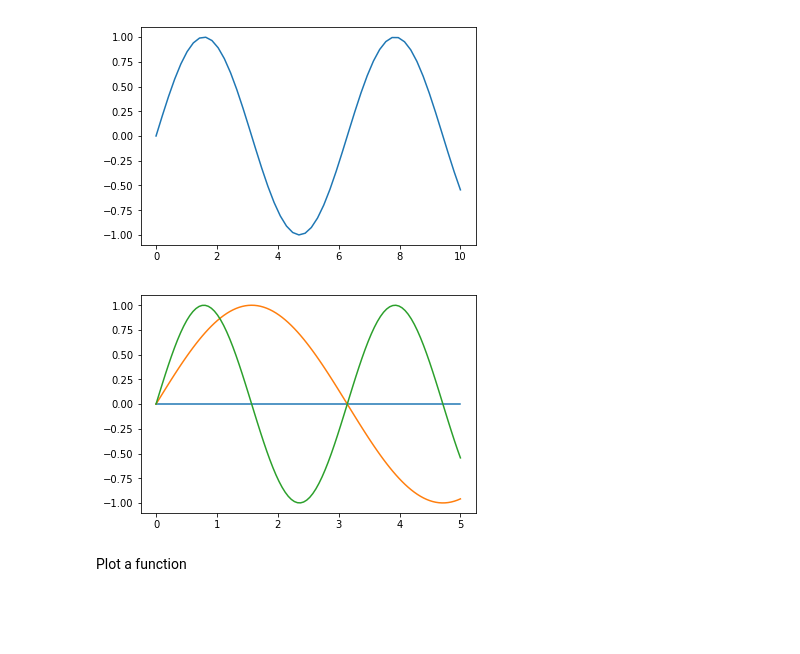
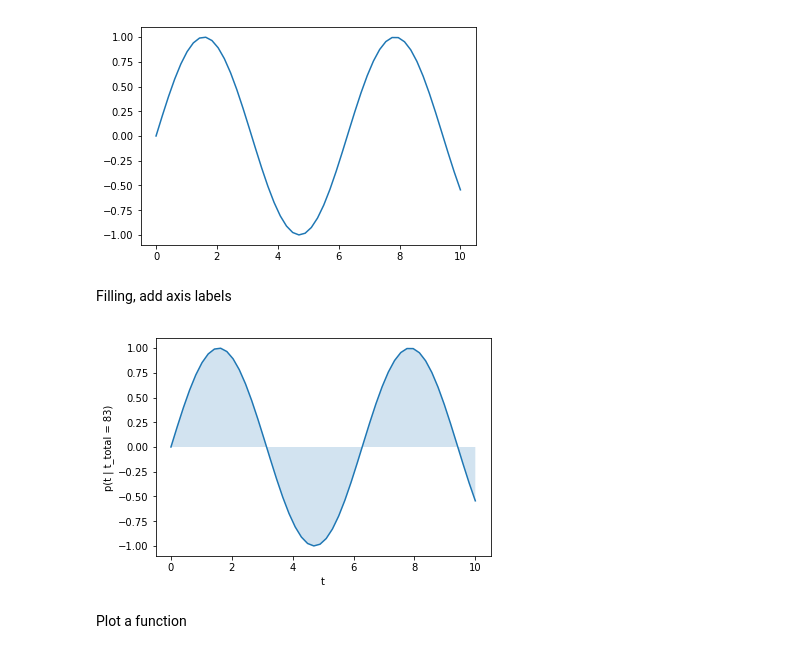
Before and after one commit to david-nagy/matplotlib-minimal-examples, a Jupyter notebook: plot.ipynb, the cells around one changed output. Cells and saved outputs as stored; diff of their text form; code cells hidden in the pictures; blank space fills up the shorter version.

Commit message:
axis filling

```diff
--- a/plot.ipynb
+++ b/plot.ipynb
@@ -27,12 +27,17 @@ y = np.sin(x)
 plt.plot(x,y);
 # %% [output]
 [figure]
-# %%
-x = np.linspace(0,5,100)
-data = [np.sin(i * x) for i in range(3)]
-[plt.plot(x, line) for line in data];
-# %% [output]
-[figure, removed]
+# %% [markdown]
+Filling, add axis labels
+# %%
+x = np.linspace(0,10,50)
+y = np.sin(x)
+plt.subplots()[1].fill_between(x, 0, y, alpha=0.2)
+plt.xlabel('t')
+plt.ylabel('p(t | t_total = 83)')
+plt.plot(x,y);
+# %% [output]
+[figure, added]
 # %% [markdown]
 Plot a function
 # %%
```
Also changed, not shown: parts of 1 cell of this notebook.
